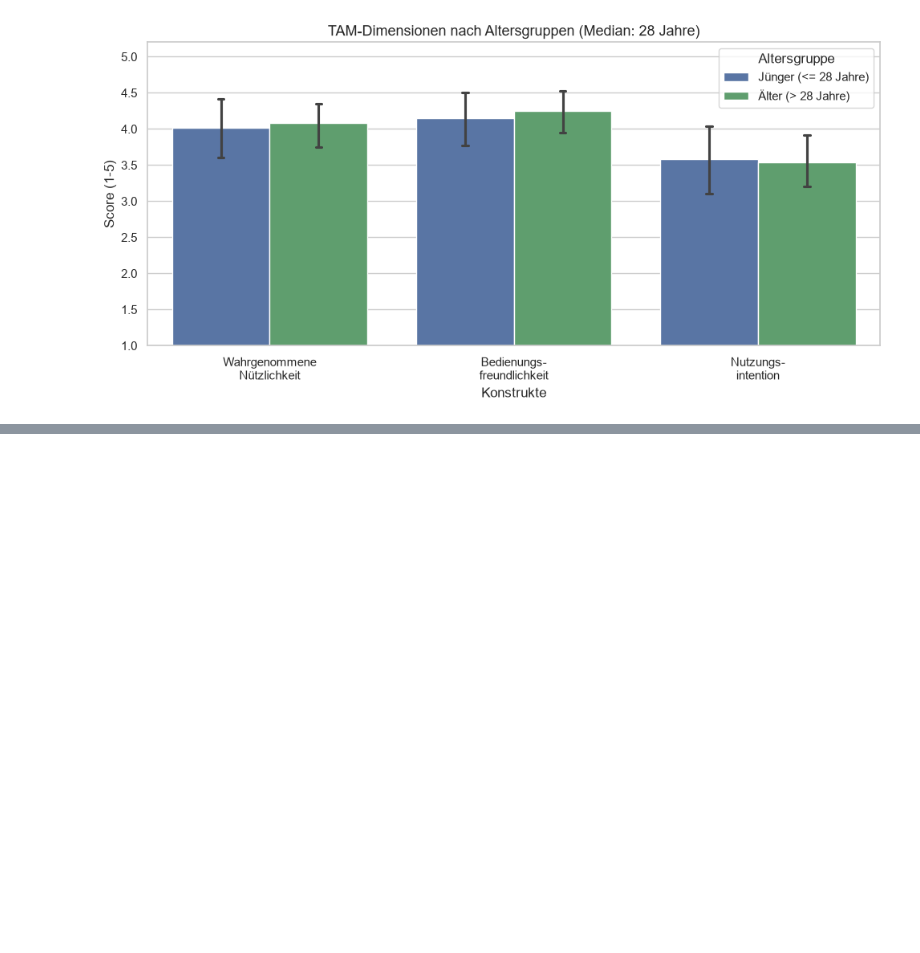
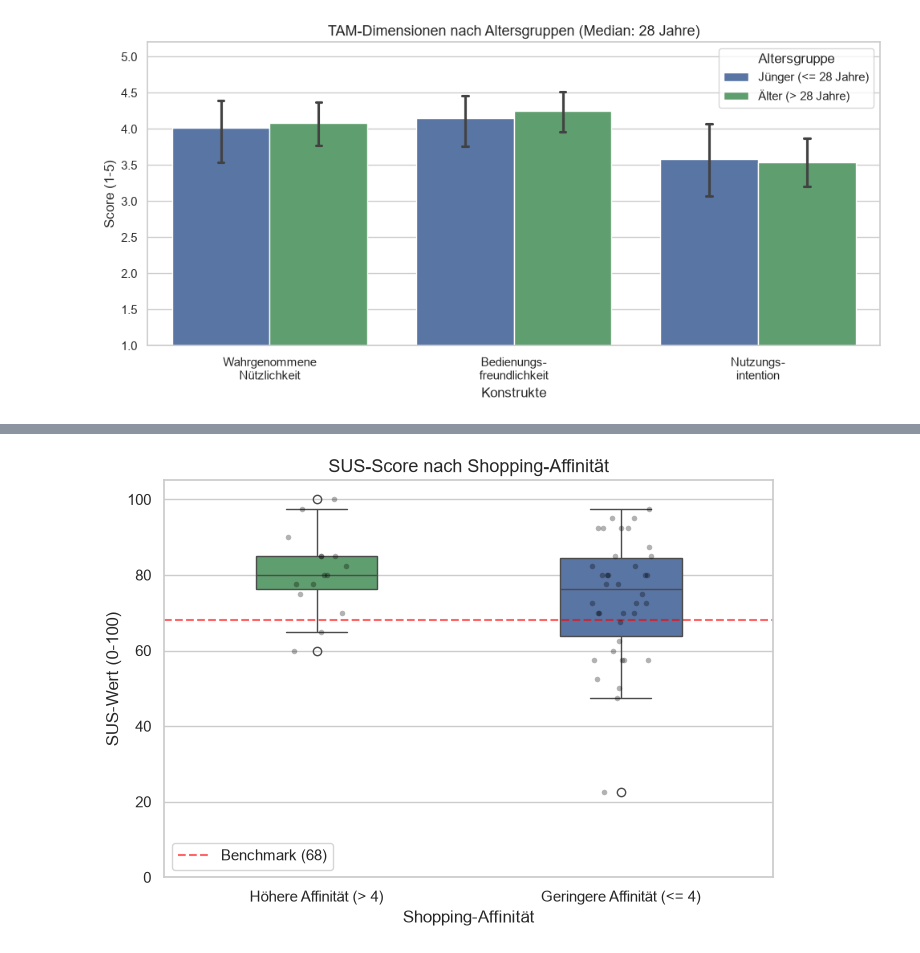
Before and after one commit to fuerstfabian/Analysis-Usability-Acceptance-CtxCommerce, a Jupyter notebook: notebooks/evaluation_analysis.ipynb, the cells around one changed output, grey strips where cells are left out. Drawn from its saved outputs; the diff is of its cells as text; code cells hidden in the pictures; blank space fills up the shorter version.

```diff
--- a/notebooks/evaluation_analysis.ipynb
+++ b/notebooks/evaluation_analysis.ipynb
@@ -764,47 +827,54 @@ Der kombinierte Box- und Stripplot stellt die Verteilung der individuellen Usabi
 # %%
+# VISUELLER CHECK NACH SHOPPING-AFFINITÄT (SUS)
 if 'DE03_01' in df.columns:
-    # Zeilen löschen, bei denen die Shopping-Affinität komplett fehlt
-    df_shop = df.copy()
+    # Zeilen löschen, bei denen die Shopping-Affinität fehlt
+    df_shop = df.copy().dropna(subset=['DE03_01'])
+
+    # Median berechnen und Gruppen zuteilen
     shop_median = df_shop['DE03_01'].median()
-
-    # Gruppen basierend auf dem Median zuweisen
     df_shop['Shopping_Gruppe'] = np.where(
         df_shop['DE03_01'] <= shop_median,
         f'Geringere Affinität (<= {int(shop_median)})',
         f'Höhere Affinität (> {int(shop_median)})'
     )
 
-    # Farben für die Shopping-Gruppen definieren (Blau und Grün beibehalten)
+    # Farben für die Shopping-Gruppen definieren
     shop_colors = {
         f'Geringere Affinität (<= {int(shop_median)})': '#4c72b0',
         f'Höhere Affinität (> {int(shop_median)})': '#55a868'
     }
 
-    # TAM nach Shopping-Affinität umformen
-    tam_shop = df_shop.melt(id_vars=['Shopping_Gruppe'], value_vars=['TAM_PU', 'TAM_PEOU', 'TAM_BI'])
-    tam_shop['variable'] = tam_shop['variable'].replace({
-        'TAM_PU': 'Wahrgenommene\nNützlichkeit',
-        'TAM_PEOU': 'Bedienungs-\nfreundlichkeit',
-        'TAM_BI': 'Nutzungs-\nintention'
-    })
-
-    plt.figure(figsize=(10, 5))
-    ax3 = sns.barplot(
-        data=tam_shop,
-        x='variable',
-        y='value',
+    plt.figure(figsize=(7, 5))
+    ax4 = sns.boxplot(
+        data=df_shop,
+        x='Shopping_Gruppe',
+        y='SUS_Score',
         hue='Shopping_Gruppe',
         palette=shop_colors,
-        errorbar='ci',
-        capsize=0.05
+        width=0.4,
+        legend=False
     )
 
-    # Titel und Labels anpassen
-    ax3.set_title(f'TAM-Dimensionen nach Shopping-Affinität (Median: {int(shop_median)})')
-    ax3.set_ylim(1, 5.2)
-    ax3.set_ylabel('Score (1-5)')
-    ax3.set_xlabel('Konstrukte')
-    ax3.legend(title='Shopping-Affinität')
+    # Einzelne Datenpunkte darüberlegen, um die Verteilung zu zeigen
+    sns.stripplot(
+        data=df_shop,
+        x='Shopping_Gruppe',
+        y='SUS_Score',
+        color='black',
+        alpha=0.3,
+        size=4,
+        jitter=0.1
+    )
+
+    # Benchmark-Linie und Beschriftungen anpassen
+    ax4.axhline(y=68, color='red', linestyle='--', alpha=0.6, label='Benchmark (68)')
+    ax4.set_title('SUS-Score nach Shopping-Affinität')
+    ax4.set_ylim(0, 105)
+    ax4.set_ylabel('SUS-Wert (0-100)')
+    ax4.set_xlabel('Shopping-Affinität')
+    ax4.legend(loc='lower left')
 
     plt.tight_layout()
     plt.show()
+# %% [output]
+[figure, added]
```
Also changed, not shown: parts of 21 cells of this notebook.
